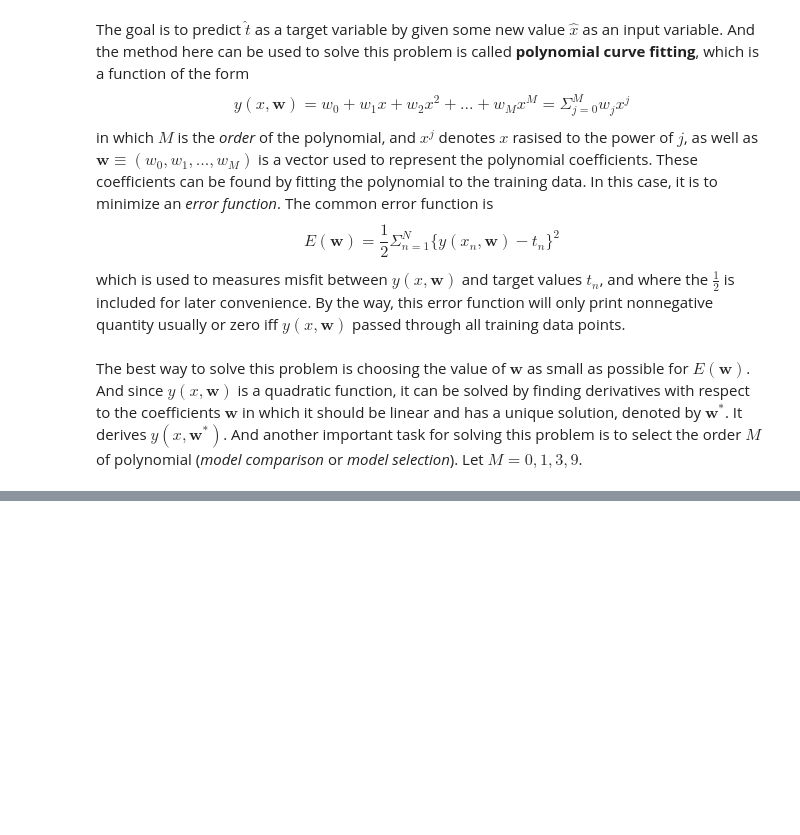
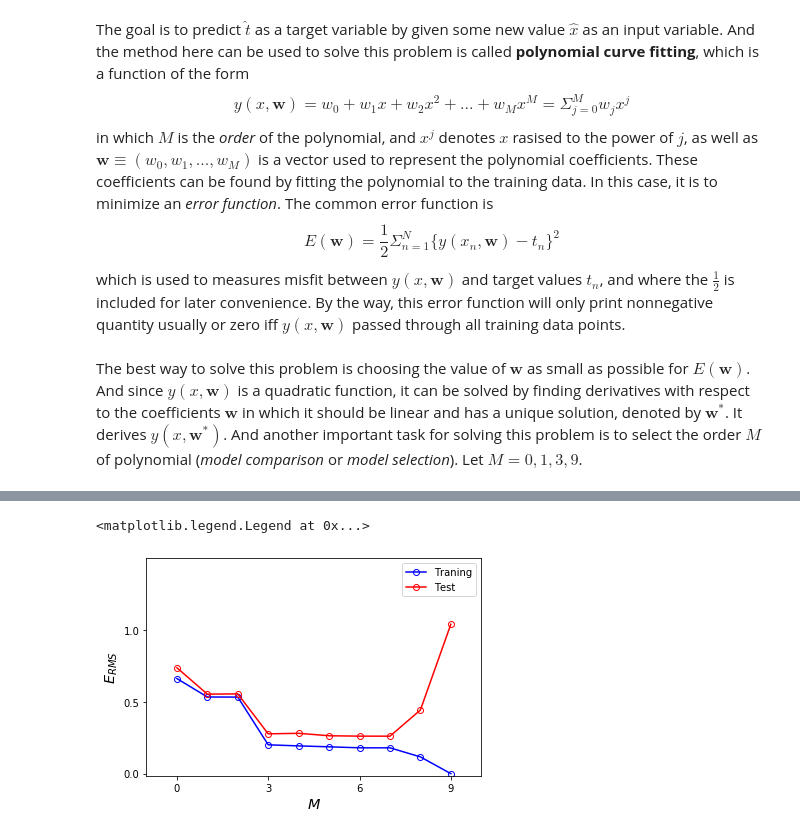
Before and after one commit to Helianus/PRML, a Jupyter notebook: 01-Introduction/01-1-Example-Polynomial-Curve-Fitting.ipynb, the cells around one changed output, grey strips where cells are left out. Drawn from its saved outputs; the diff is of its cells as text; code cells hidden in the pictures; blank space fills up the shorter version.

```diff
--- a/01-Introduction/01-1-Example-Polynomial-Curve-Fitting.ipynb
+++ b/01-Introduction/01-1-Example-Polynomial-Curve-Fitting.ipynb
@@ -72,0 +81,26 @@ for ax, degree in zip(axes, M):
+# %%
+x_te = np.random.rand(100)
+t_te = np.sin(2 * np.pi * x_te) + 0.25 * np.random.randn(100)
+rms_ta, rms_te = [], []
+
+for degree in range(10):
+    coeff = np.polyfit(x_tr, t_tr, degree)
+
+    yfun = np.poly1d(coeff)
+
+    rms_ta.append(np.sqrt(((yfun(x_tr) - t_tr) ** 2).sum() / x_tr.shape[0]))
+    rms_te.append(np.sqrt(((yfun(x_te) - t_te) ** 2).sum() / x_te.shape[0]))
+
+fig, ax = plt.subplots()
+
+ax.plot(range(10), rms_ta, "bo-", range(10), rms_te, "ro-", mfc="none")
+ax.set_xlim(-1, 10)
+ax.set_ylim(-0.015, 1.5)
+ax.set_xticks(range(0, 10, 3))
+ax.set_yticks([0, 0.5, 1])
+ax.set_xlabel("$M$", fontsize="x-large")
+ax.set_ylabel("$E_{RMS}$", fontsize="x-large")
+ax.legend(["Traning", "Test"], loc="best")
+# %% [output]
+<matplotlib.legend.Legend at 0x...>
+[figure, added]
```
Also changed, not shown: parts of 4 cells of this notebook.
